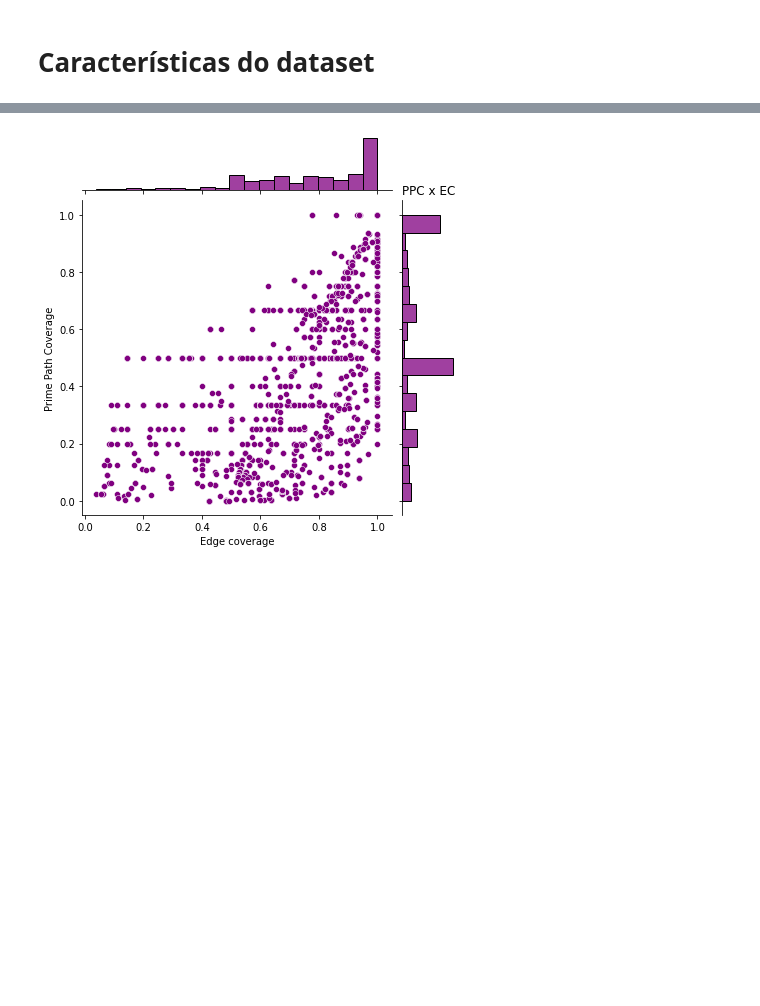
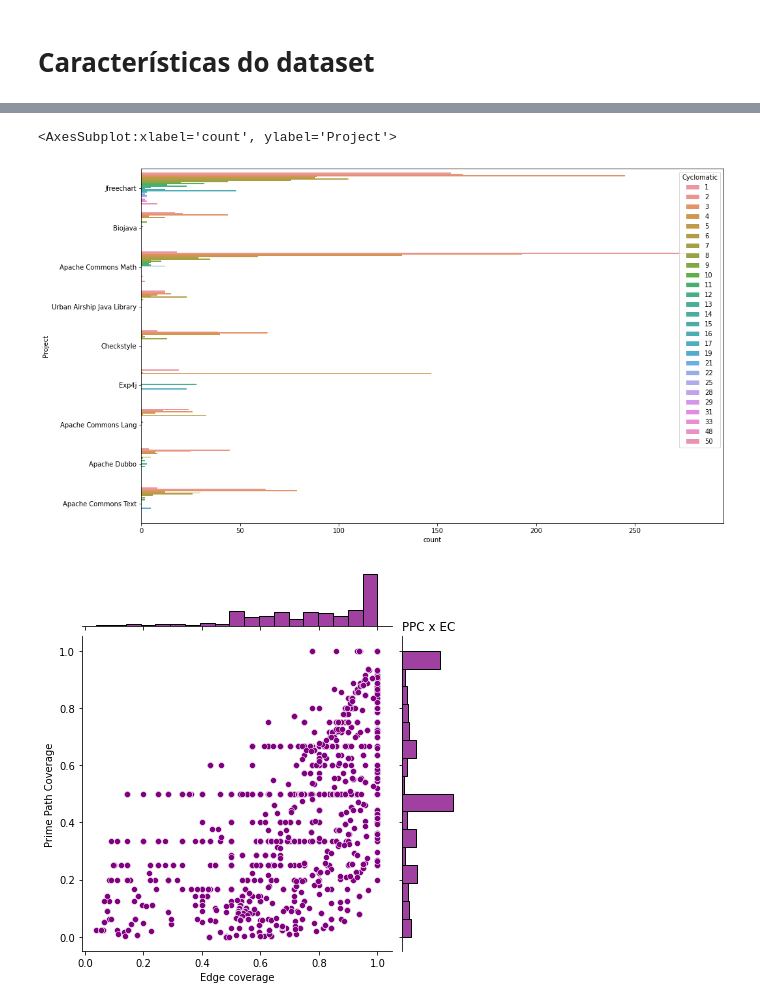
Before and after one commit to keslleylima/PPC-Prediction, a Jupyter notebook: ml-ppc.ipynb, the cells around one changed output, grey strips where cells are left out. Saved outputs shown, nothing was run; the diff lists cells and outputs as text; code cells hidden in the pictures; blank space fills up the shorter version.

```diff
--- a/ml-ppc.ipynb
+++ b/ml-ppc.ipynb
@@ -142,3 +144,9 @@ sns.countplot(y='Project', data=d2, orient='h')
+# %%
+plt.figure(figsize=(16,10))
+sns.countplot(y='Project', data=d2, orient='h', hue='Cyclomatic')
+# %% [output]
+<AxesSubplot:xlabel='count', ylabel='Project'>
+[figure, added]
 # %%
 ax = sns.jointplot(x='EdgeCoverage', y='PrimePathCoverage', data=dataset, kind='scatter', color='purple')
 ax.set_axis_labels('Edge coverage', 'Prime Path Coverage')
```
Also changed, not shown: parts of 3 cells of this notebook.
